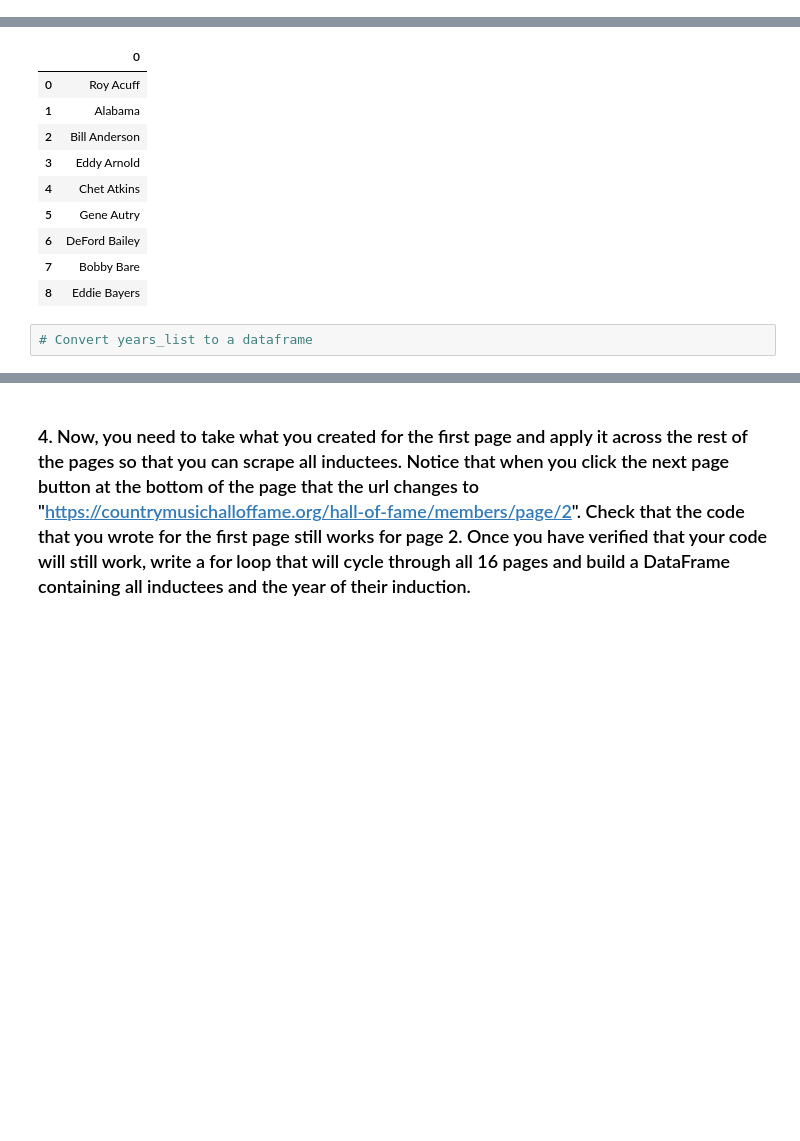
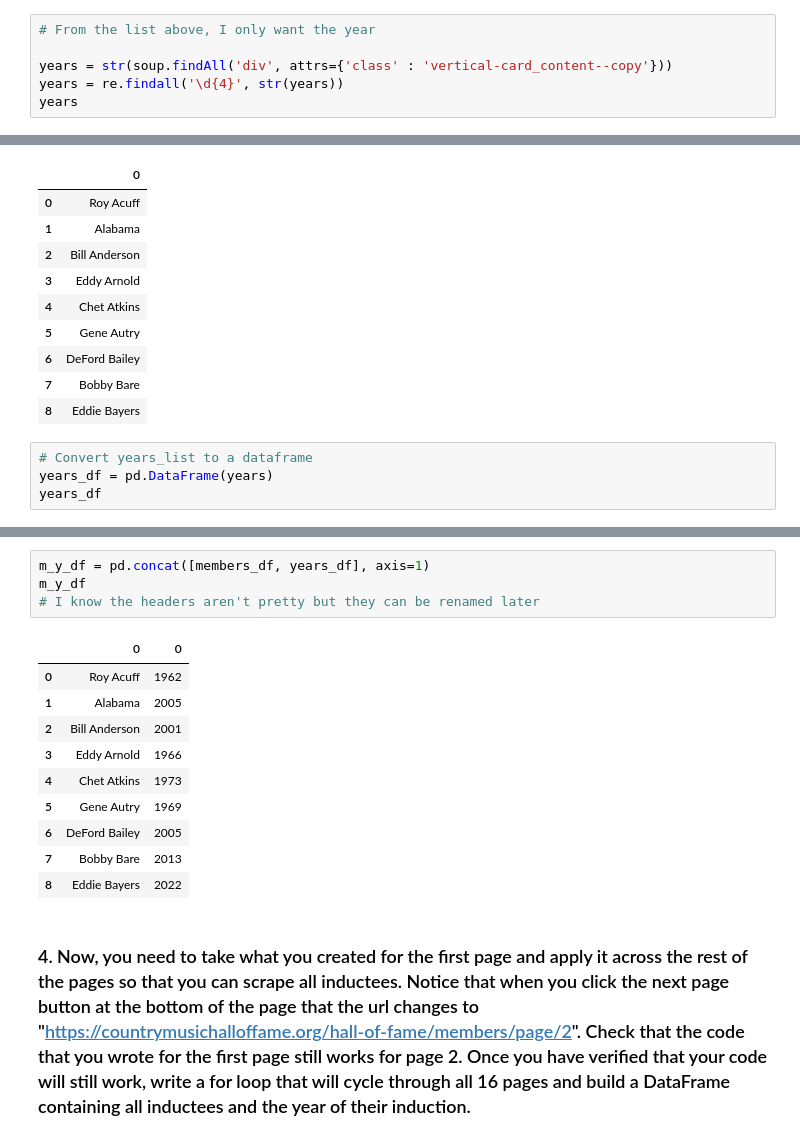
Before and after one commit to NSS-Data-Analytics-Cohort-6/web-scraping-country-music-hof-jmdrumright, a Jupyter notebook: notebooks/cmhof_jasmine.ipynb, the cells around one changed output, grey strips where cells are left out. Drawn from its saved outputs; the diff is of its cells as text; blank space fills up the shorter version.

```diff
--- a/notebooks/cmhof_jasmine.ipynb
+++ b/notebooks/cmhof_jasmine.ipynb
@@ -186,0 +149,6 @@ AttributeError: 'list' object has no attribute 'find'
+# %%
+# From the list above, I only want the year
+
+years = str(soup.findAll('div', attrs={'class' : 'vertical-card_content--copy'}))
+years = re.findall('\d{4}', str(years))
+years
@@ -204,3 +180,5 @@ members_df
 | 8 | Eddie Bayers |
 # %%
 # Convert years_list to a dataframe
+years_df = pd.DataFrame(years)
+years_df
@@ -207,2 +196,17 @@ members_df
+# %%
+m_y_df = pd.concat([members_df, years_df], axis=1)
+m_y_df
+# I know the headers aren't pretty but they can be renamed later
+# %% [output]
+|  | 0 | 0 |
+| 0 | Roy Acuff | 1962 |
+| 1 | Alabama | 2005 |
+| 2 | Bill Anderson | 2001 |
+| 3 | Eddy Arnold | 1966 |
+| 4 | Chet Atkins | 1973 |
+| 5 | Gene Autry | 1969 |
+| 6 | DeFord Bailey | 2005 |
+| 7 | Bobby Bare | 2013 |
+| 8 | Eddie Bayers | 2022 |
 # %% [markdown]
 ### 4. Now, you need to take what you created for the first page and apply it across the rest of the pages so that you can scrape all inductees. Notice that when you click the next page button at the bottom of the page that the url changes to "https://countrymusichalloffame.org/hall-of-fame/members/page/2". Check that the code that you wrote for the first page still works for page 2. Once you have verified that your code will still work, write a for loop that will cycle through all 16 pages and build a DataFrame containing all inductees and the year of their induction.
```
Also changed, not shown: parts of 15 cells of this notebook.
